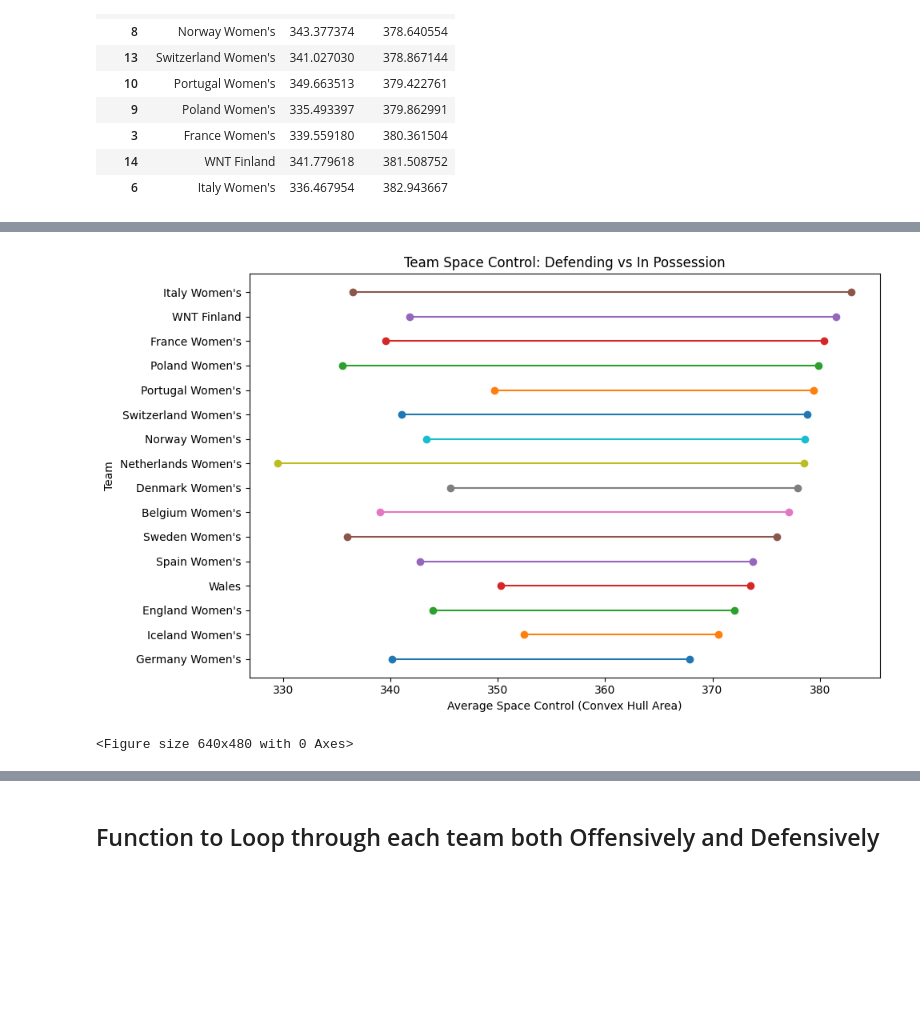
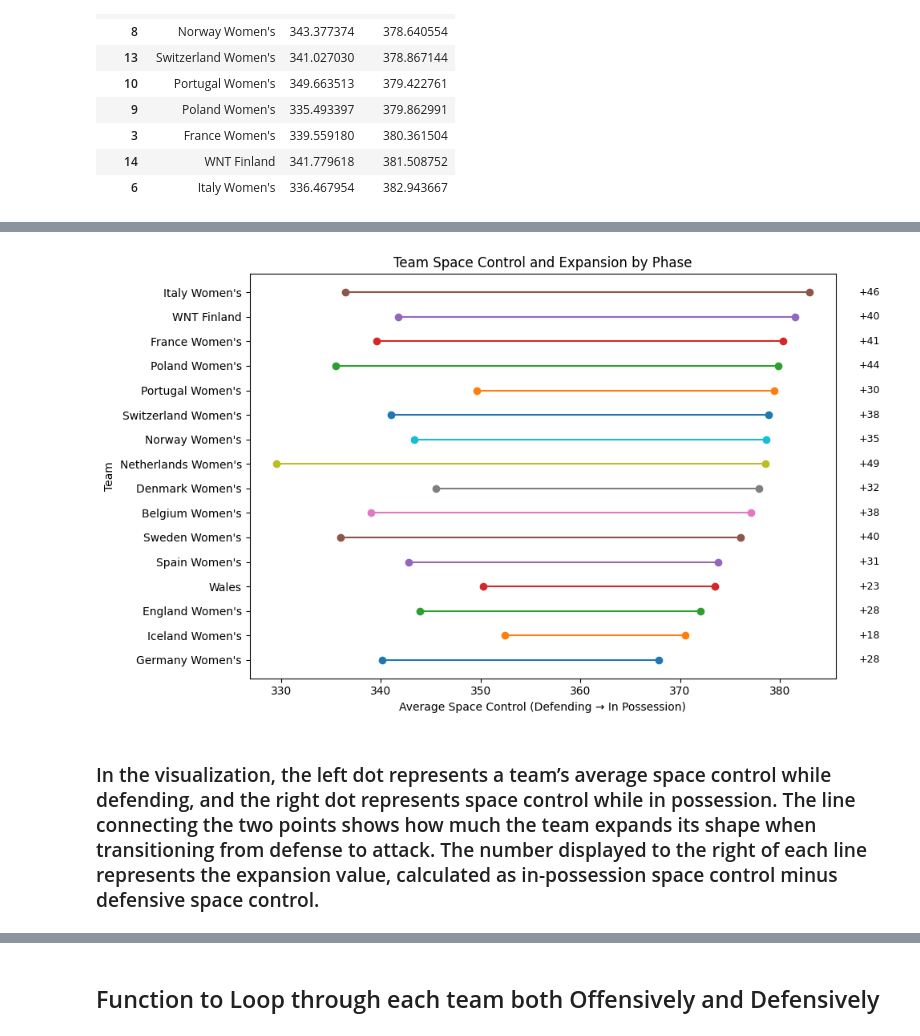
Before and after one commit to meganclapinski25/Euro2025_Data_Analysis, a Jupyter notebook: notebooks/data_load.ipynb, the cells around one changed output, grey strips where cells are left out. Cells and saved outputs as stored; diff of their text form; code cells hidden in the pictures; blank space fills up the shorter version.

Commit message:
added visual for space analysis and markdown explanation

```diff
--- a/notebooks/data_load.ipynb
+++ b/notebooks/data_load.ipynb
@@ -407,3 +411,8 @@ space_pivot
 | 3 | France Women's | 339.559180 | 380.361504 |
 | 14 | WNT Finland | 341.779618 | 381.508752 |
 | 6 | Italy Women's | 336.467954 | 382.943667 |
+# %%
+space_pivot["expansion"] = (
+    space_pivot["in_possession"] - space_pivot["defending"]
+).round(0)
+space_pivot
@@ -410,21 +437,31 @@ space_pivot
 # %%
 import matplotlib.pyplot as plt
-
+label_x = space_pivot["in_possession"].max() + 5
 plt.figure(figsize=(10, 6))
 
 for _, row in space_pivot.iterrows():
+    # Draw the line + dots
     plt.plot(
         [row["defending"], row["in_possession"]],
         [row["team"], row["team"]],
         marker="o"
     )
 
-plt.xlabel("Average Space Control (Convex Hull Area)")
+    # Add expansion label on the right side
+    plt.text(
+        label_x,
+        row["team"],
+        f"+{int(row['expansion'])}",
+        va="center",
+        fontsize=9
+    )
+
+plt.xlabel("Average Space Control (Defending → In Possession)")
 plt.ylabel("Team")
-plt.title("Team Space Control: Defending vs In Possession")
+plt.title("Team Space Control and Expansion by Phase")
 plt.tight_layout()
 plt.show()
-plt.savefig('convexhull.png', dpi=300)
 # %% [output]
-[figure, old version]
+[figure, new version]
-<Figure size 640x480 with 0 Axes>
+# %% [markdown]
+### In the visualization, the left dot represents a team’s average space control while defending, and the right dot represents space control while in possession. The line connecting the two points shows how much the team expands its shape when transitioning from defense to attack. The number displayed to the right of each line represents the expansion value, calculated as in-possession space control minus defensive space control.
```
Also changed, not shown: parts of 5 cells of this notebook.
